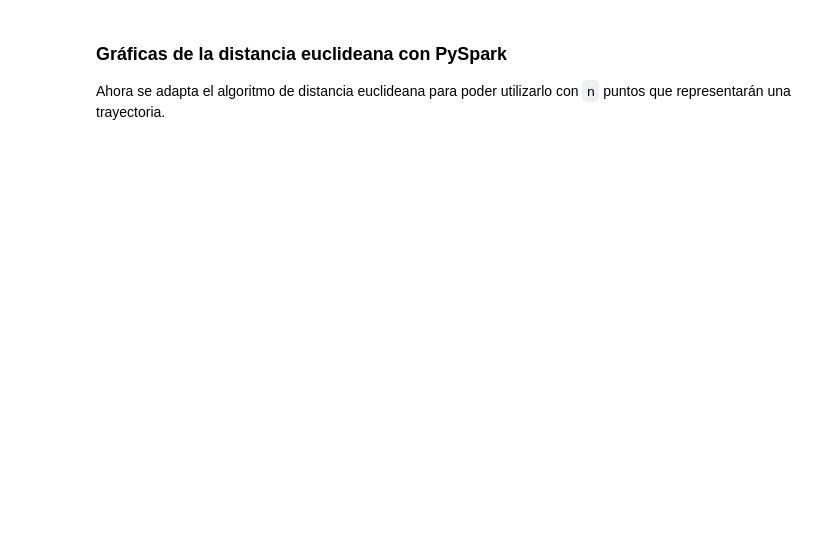
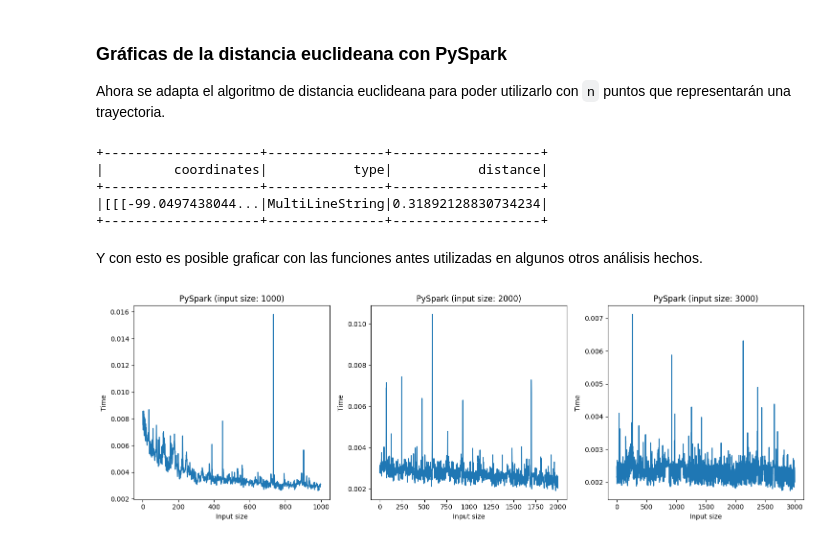
Before and after one commit to TT2024-B106/similarity-measures, a Jupyter notebook: notebooks/pyspark.ipynb, the cells around one changed output. Saved outputs shown, nothing was run; the diff lists cells and outputs as text; code cells hidden in the pictures; blank space fills up the shorter version.

Commit message:
Plotted first pyspark time complexity example

```diff
--- a/notebooks/pyspark.ipynb
+++ b/notebooks/pyspark.ipynb
@@ -93,3 +93,43 @@ genjson.dataframe(1, spark).show(truncate=False)
 # %% [markdown]
 ### Gráficas de la distancia euclideana con PySpark
 Ahora se adapta el algoritmo de distancia euclideana para poder utilizarlo con `n` puntos que representarán una trayectoria.
+# %%
+from pyspark.sql.types import DoubleType
+
+def euclidean_distance(coords: list[list[list[float]]]):
+    total_distance = 0.0
+
+    p = coords[0][0]
+    q = coords[0][1]
+
+    for i in range(len(p)):
+        total_distance += (q[i] - p[i])**2
+
+    return float(sqrt(total_distance))
+
+geojson_df = genjson.dataframe(4, spark)
+
+distance_udf = F.udf(euclidean_distance, DoubleType())
+# This does the calculation + adding a column in dataframe
+geojson_df = geojson_df.withColumn('distance', distance_udf(F.col('coordinates')))
+# Here calculation ends, proceeding to show dataframe with new column
+geojson_df.show()
+# %% [output]
++--------------------+---------------+-------------------+
+|         coordinates|           type|           distance|
++--------------------+---------------+-------------------+
+|[[[-99.0497438044...|MultiLineString|0.31892128830734234|
++--------------------+---------------+-------------------+
+# %% [markdown]
+Y con esto es posible graficar con las funciones antes utilizadas en algunos otros análisis hechos.
+# %%
+from utils import plotfn
+
+plotfn.time_complexity3_spark(
+    distance_udf,
+    genjson.dataframe,
+    spark,
+    "PySpark"
+)
+# %% [output]
+[figure, added]
```
Also changed, not shown: parts of 2 cells of this notebook.
